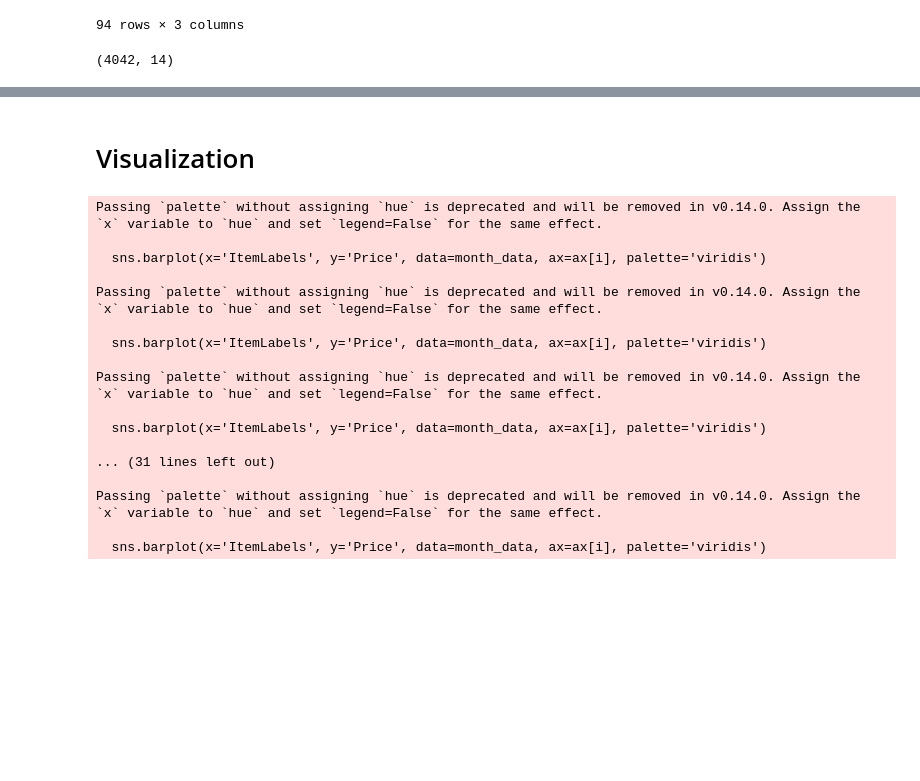
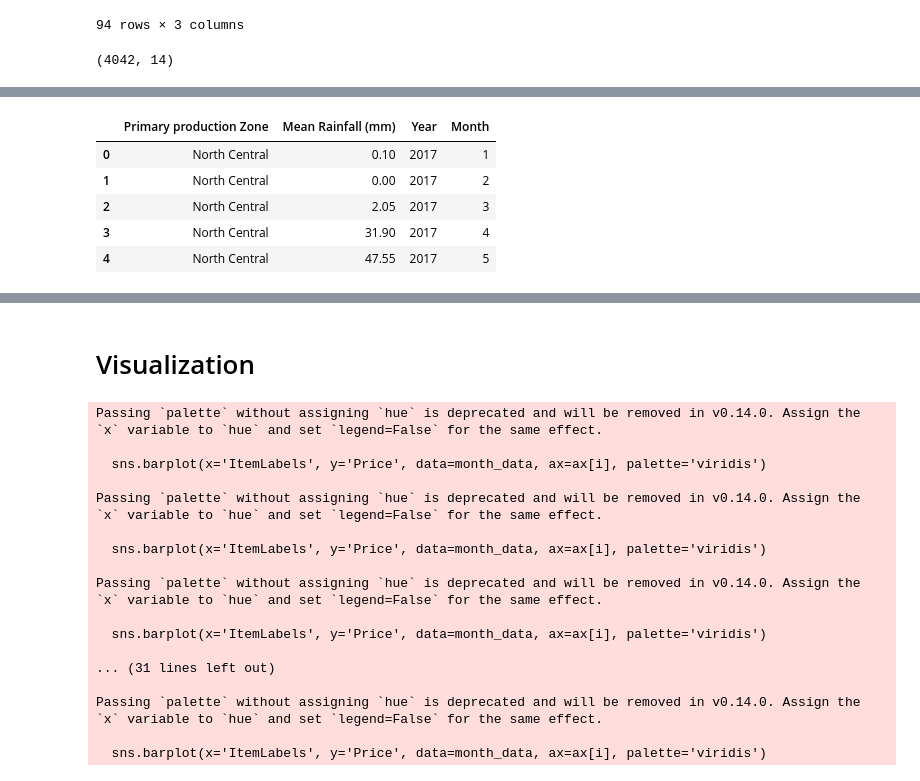
Before and after one commit to DayeErekosima/Sales-price-prediction-model, a Jupyter notebook: Sales Price prediction model.ipynb, the cells around one changed output, grey strips where cells are left out. Drawn from its saved outputs; the diff is of its cells as text; code cells hidden in the pictures; blank space fills up the shorter version.

```diff
--- a/Sales Price prediction model.ipynb
+++ b/Sales Price prediction model.ipynb
@@ -963,0 +1103,11 @@ food_price_df.head(20)
+# %%
+rain_df.rename(columns={'Zone': 'Primary production Zone'}, inplace=True)
+# %%
+rain_df.head()
+# %% [output]
+|  | Primary production Zone | Mean Rainfall (mm) | Year | Month |
+| 0 | North Central | 0.10 | 2017 | 1 |
+| 1 | North Central | 0.00 | 2017 | 2 |
+| 2 | North Central | 2.05 | 2017 | 3 |
+| 3 | North Central | 31.90 | 2017 | 4 |
+| 4 | North Central | 47.55 | 2017 | 5 |
```
Also changed, not shown: parts of 8 cells of this notebook.
